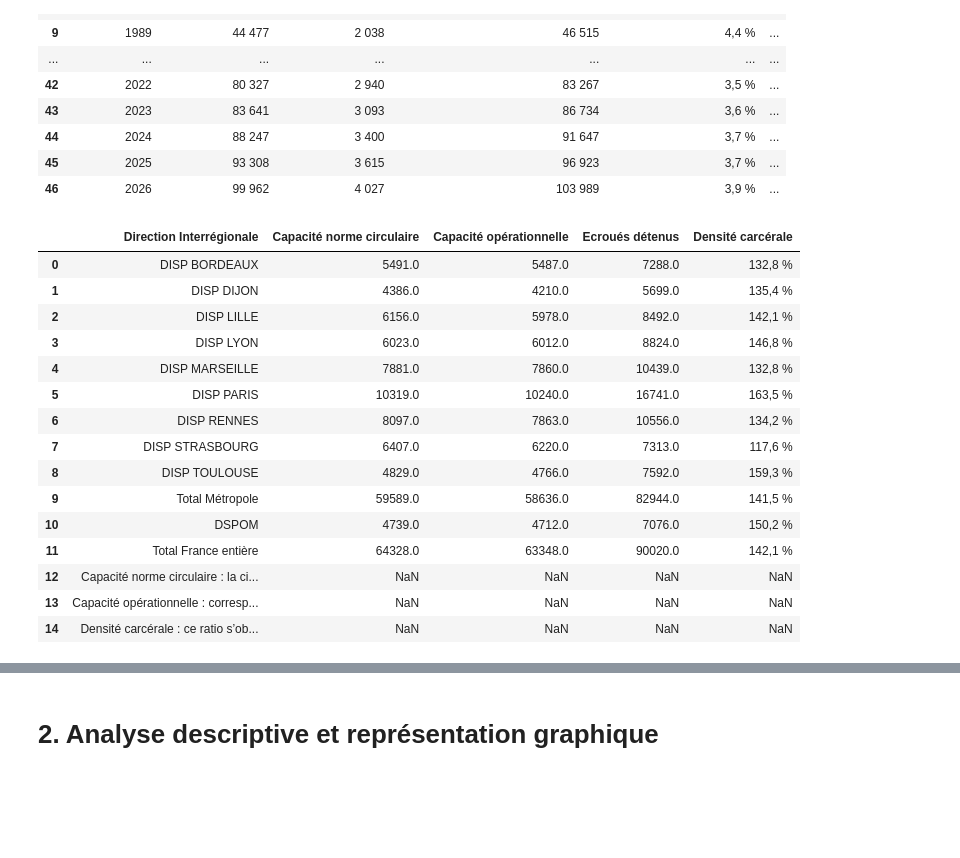
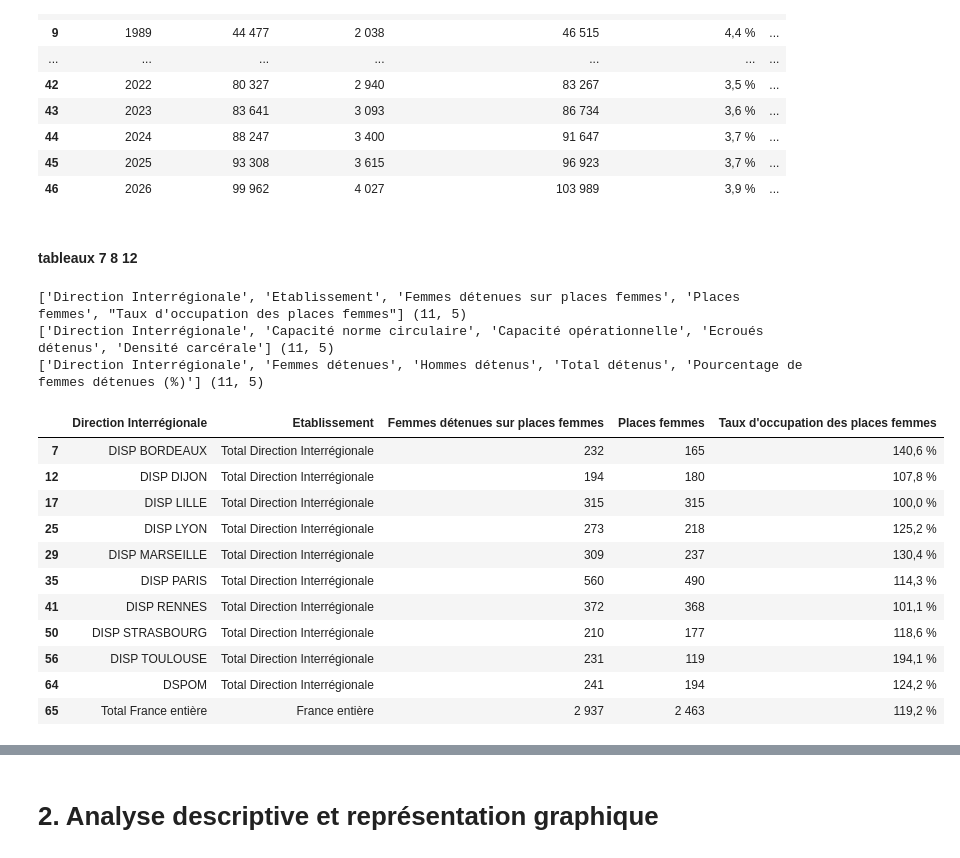
Before and after one commit to lili-dupont/python-for-data-science, a Jupyter notebook: code/notebook.ipynb, the cells around one changed output, grey strips where cells are left out. Drawn from its saved outputs; the diff is of its cells as text; code cells hidden in the pictures; blank space fills up the shorter version.

Commit message:
comparaison densité carcérale hommes et femmes

```diff
--- a/code/notebook.ipynb
+++ b/code/notebook.ipynb
@@ -355,29 +357,42 @@ jointure
 | 44 | 2024 | 88 247 | 3 400 | 91 647 | 3,7 % | ... |
 | 45 | 2025 | 93 308 | 3 615 | 96 923 | 3,7 % | ... |
 | 46 | 2026 | 99 962 | 4 027 | 103 989 | 3,9 % | ... |
+# %% [markdown]
+#### tableaux 7 8 12
 # %%
 # filtre du tableau 12
 df12 = dico_dfcsv["df12"]
 df12_filtre = df12[df12["Etablissement"].isin(["Total Direction Interrégionale","France entière"])]
+df12_filtre.loc[65,"Direction Interrégionale"] = "Total France entière"
+
+
+# filtre du tableau 7
+df7 = dico_dfcsv["df7"]
+df7_filtre = df7[df7["Direction Interrégionale"] != "Total Métropole"]
+
+# filtre tableau 8
+df8 = dico_dfcsv["df8"]
+df8_filtre = df8[df8["Direction Interrégionale"] != "Total Métropole"]
+
+# Vérification shape
+print(df12_filtre.columns.tolist(), df12_filtre.shape)
+print(df7_filtre.columns.tolist(), df7_filtre.shape)
+print(df8_filtre.columns.tolist(), df8_filtre.shape)
+
 df12_filtre
-
-# jointure avec les tableaux 7 et 8
-df7 = dico_dfcsv["df7"]
-df7
 # %% [output]
+['Direction Interrégionale', 'Etablissement', 'Femmes détenues sur places femmes', 'Places femmes', "Taux d'occupation des places femmes"] (11, 5)
+['Direction Interrégionale', 'Capacité norme circulaire', 'Capacité opérationnelle', 'Ecroués détenus', 'Densité carcérale'] (11, 5)
+['Direction Interrégionale', 'Femmes détenues', 'Hommes détenus', 'Total détenus', 'Pourcentage de femmes détenues (%)'] (11, 5)
-|  | Direction Interrégionale | Capacité norme circulaire | Capacité opérationnelle | Ecroués détenus | Densité carcérale |
-| 0 | DISP BORDEAUX | 5491.0 | 5487.0 | 7288.0 | 132,8 % |
-| 1 | DISP DIJON | 4386.0 | 4210.0 | 5699.0 | 135,4 % |
-| 2 | DISP LILLE | 6156.0 | 5978.0 | 8492.0 | 142,1 % |
-| 3 | DISP LYON | 6023.0 | 6012.0 | 8824.0 | 146,8 % |
-| 4 | DISP MARSEILLE | 7881.0 | 7860.0 | 10439.0 | 132,8 % |
-| 5 | DISP PARIS | 10319.0 | 10240.0 | 16741.0 | 163,5 % |
-| 6 | DISP RENNES | 8097.0 | 7863.0 | 10556.0 | 134,2 % |
-| 7 | DISP STRASBOURG | 6407.0 | 6220.0 | 7313.0 | 117,6 % |
-| 8 | DISP TOULOUSE | 4829.0 | 4766.0 | 7592.0 | 159,3 % |
-| 9 | Total Métropole | 59589.0 | 58636.0 | 82944.0 | 141,5 % |
-| 10 | DSPOM | 4739.0 | 4712.0 | 7076.0 | 150,2 % |
-| 11 | Total France entière | 64328.0 | 63348.0 | 90020.0 | 142,1 % |
-| 12 | Capacité norme circulaire : la ci... | NaN | NaN | NaN | NaN |
-| 13 | Capacité opérationnelle : corresp... | NaN | NaN | NaN | NaN |
-| 14 | Densité carcérale : ce ratio s’ob... | NaN | NaN | NaN | NaN |
+|  | Direction Interrégionale | Etablissement | Femmes détenues sur places femmes | Places femmes | Taux d'occupation des places femmes |
+| 7 | DISP BORDEAUX | Total Direction Interrégionale | 232 | 165 | 140,6 % |
+| 12 | DISP DIJON | Total Direction Interrégionale | 194 | 180 | 107,8 % |
+| 17 | DISP LILLE | Total Direction Interrégionale | 315 | 315 | 100,0 % |
+| 25 | DISP LYON | Total Direction Interrégionale | 273 | 218 | 125,2 % |
+| 29 | DISP MARSEILLE | Total Direction Interrégionale | 309 | 237 | 130,4 % |
+| 35 | DISP PARIS | Total Direction Interrégionale | 560 | 490 | 114,3 % |
+| 41 | DISP RENNES | Total Direction Interrégionale | 372 | 368 | 101,1 % |
+| 50 | DISP STRASBOURG | Total Direction Interrégionale | 210 | 177 | 118,6 % |
+| 56 | DISP TOULOUSE | Total Direction Interrégionale | 231 | 119 | 194,1 % |
+| 64 | DSPOM | Total Direction Interrégionale | 241 | 194 | 124,2 % |
+| 65 | Total France entière | France entière | 2 937 | 2 463 | 119,2 % |
```
Also changed, not shown: parts of 3 cells of this notebook.
